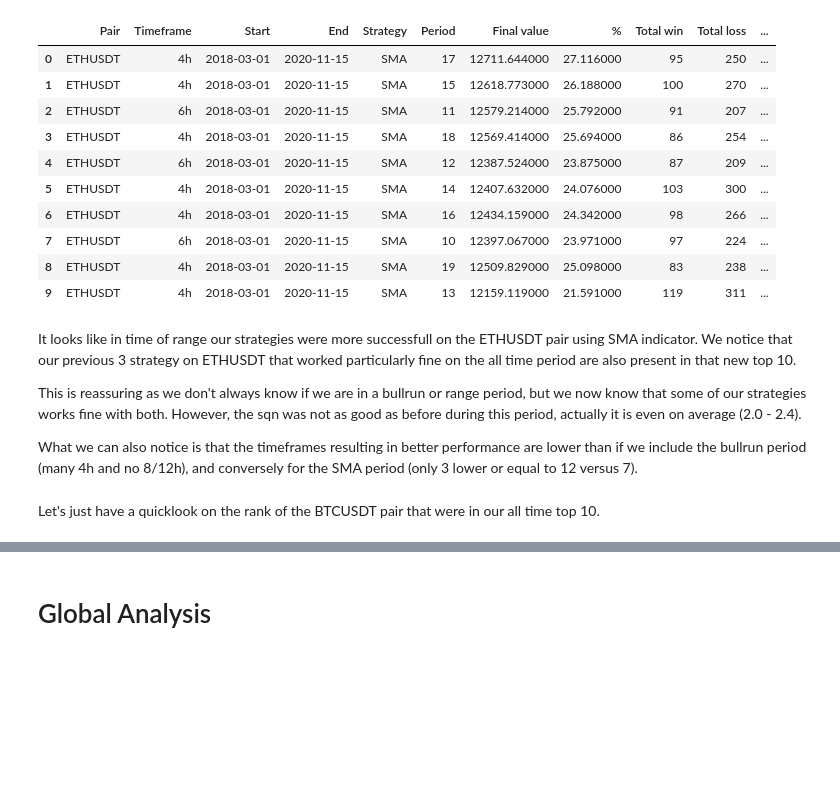
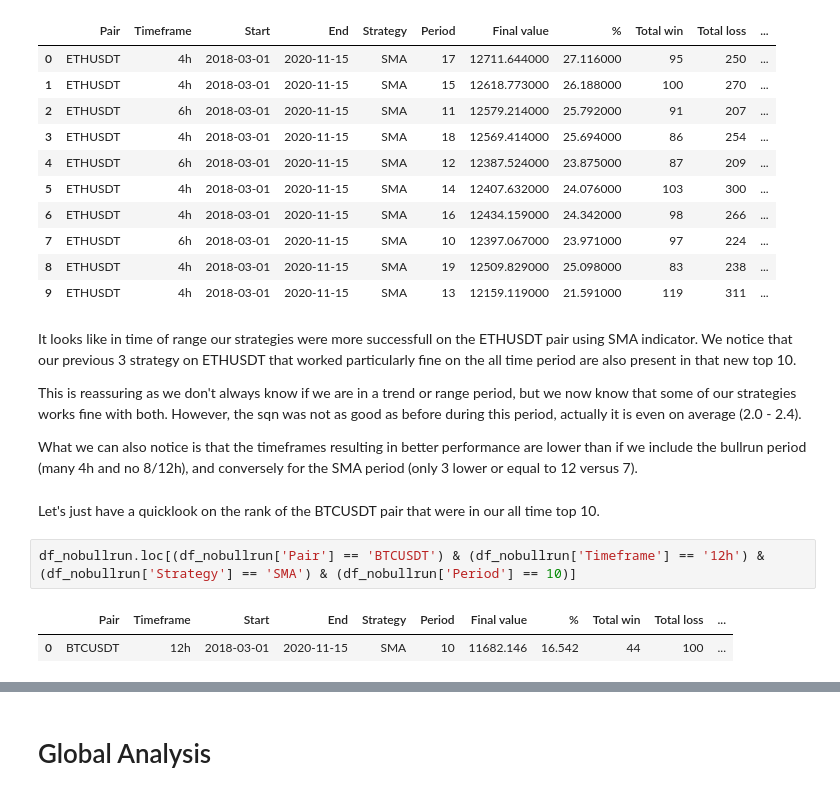
Before and after one commit to lth-elm/Backtrading-Python-Binance, a Jupyter notebook: data_process.ipynb, the cells around one changed output, grey strips where cells are left out. Saved outputs shown, nothing was run; the diff lists cells and outputs as text; blank space fills up the shorter version.

```diff
--- a/data_process.ipynb
+++ b/data_process.ipynb
@@ -137,8 +141,13 @@ topNoBullrun.reset_index(drop=True).style.apply(sameETHTop, axis=1)
 # %% [markdown]
 It looks like in time of range our strategies were more successfull on the ETHUSDT pair using SMA indicator. We notice that our previous 3 strategy on ETHUSDT that worked particularly fine on the all time period are also present in that new top 10.
 
-This is reassuring as we don't always know if we are in a bullrun or range period, but we now know that some of our strategies works fine with both. However, the sqn was not as good as before during this period, actually it is even on average (2.0 - 2.4).
+This is reassuring as we don't always know if we are in a trend or range period, but we now know that some of our strategies works fine with both. However, the sqn was not as good as before during this period, actually it is even on average (2.0 - 2.4).
 
 What we can also notice is that the timeframes resulting in better performance are lower than if we include the bullrun period (many 4h and no 8/12h), and conversely for the SMA period (only 3 lower or equal to 12 versus 7).
 # %% [markdown]
 Let's just have a quicklook on the rank of the BTCUSDT pair that were in our all time top 10.
+# %%
+df_nobullrun.loc[(df_nobullrun['Pair'] == 'BTCUSDT') & (df_nobullrun['Timeframe'] == '12h') & (df_nobullrun['Strategy'] == 'SMA') & (df_nobullrun['Period'] == 10)]
+# %% [output]
+|  | Pair | Timeframe | Start | End | Strategy | Period | Final value | % | Total win | Total loss | ... |
+| 0 | BTCUSDT | 12h | 2018-03-01 | 2020-11-15 | SMA | 10 | 11682.146 | 16.542 | 44 | 100 | ... |
```
Also changed, not shown: parts of 12 cells of this notebook.
